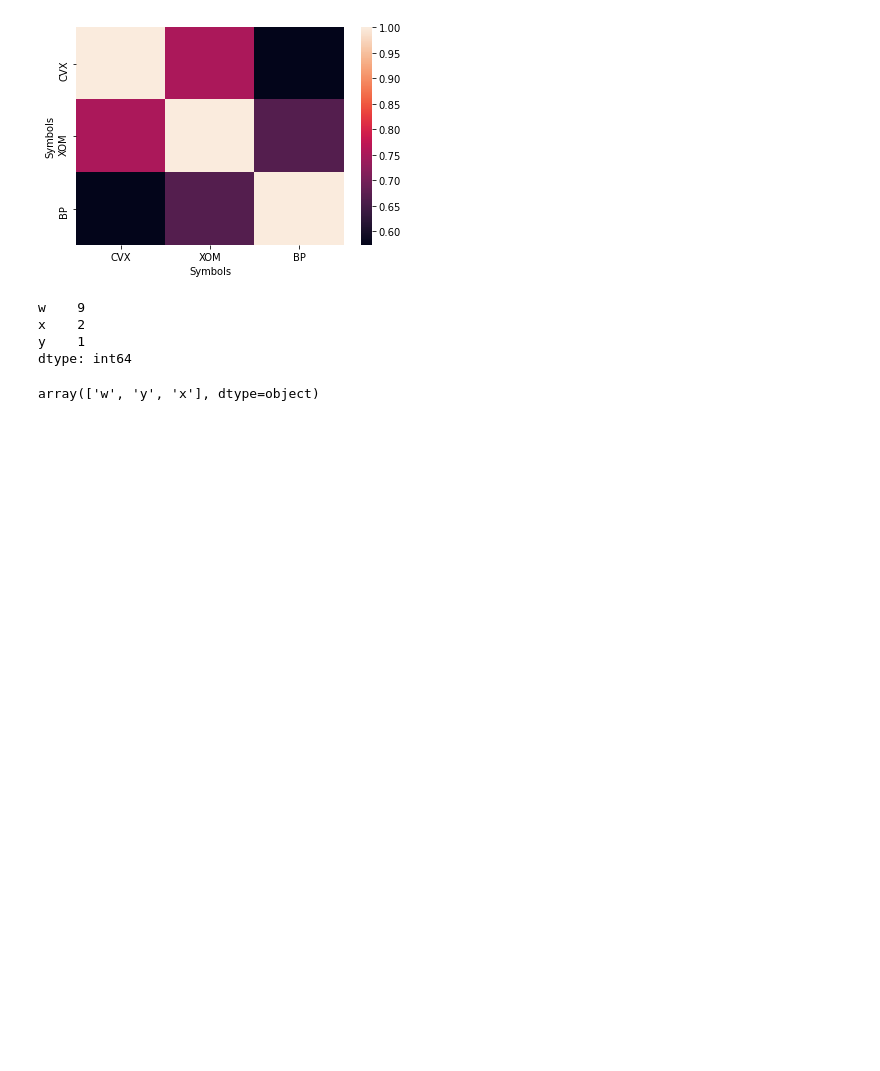
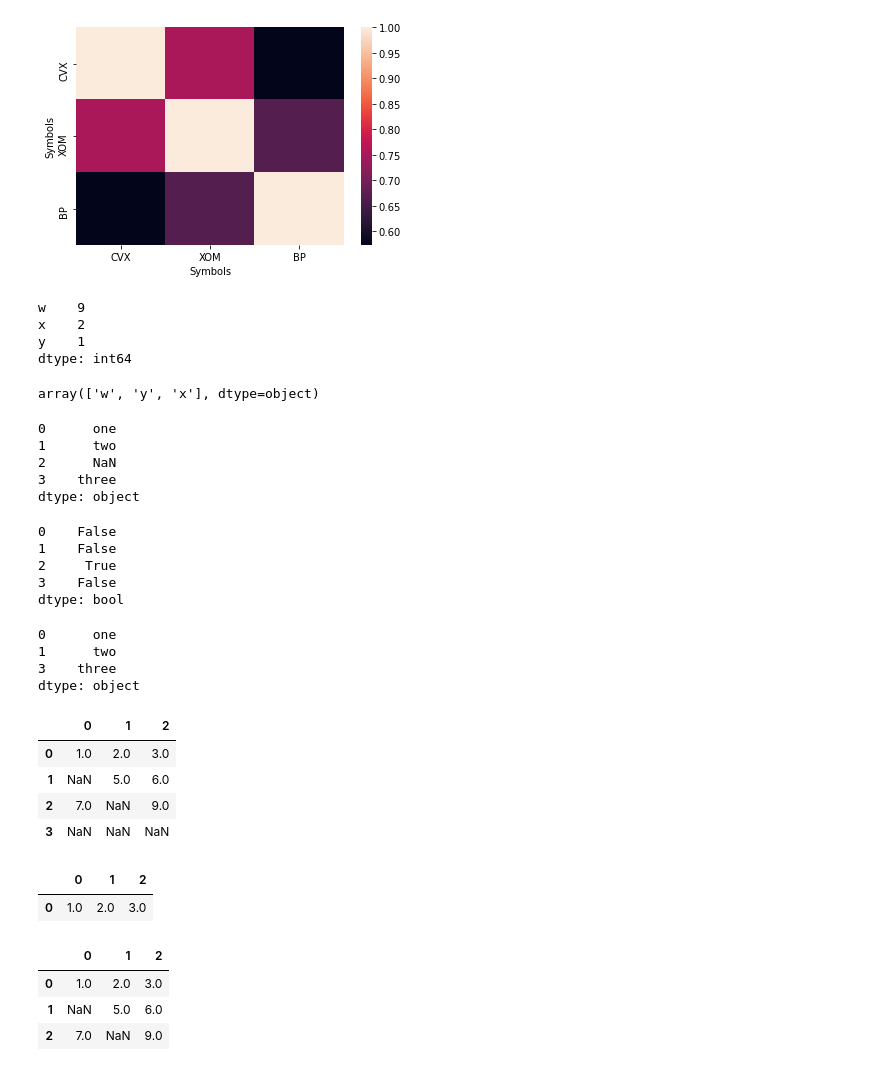
Before and after one commit to yamamotoshuhei888/learning_DataScience, a Jupyter notebook: Learning_DataScince_onUdemy_ShingoTsuji.ipynb, the cells around one changed output. Drawn from its saved outputs; the diff is of its cells as text; code cells hidden in the pictures; blank space fills up the shorter version.

```diff
--- a/Learning_DataScince_onUdemy_ShingoTsuji.ipynb
+++ b/Learning_DataScince_onUdemy_ShingoTsuji.ipynb
@@ -281,0 +286,47 @@ array(['w', 'y', 'x'], dtype=object)
+# %%
+data = Series(['one','two',nan, 'three'])
+data
+# %% [output]
+0      one
+1      two
+2      NaN
+3    three
+dtype: object
+# %%
+data.isnull()
+# %% [output]
+0    False
+1    False
+2     True
+3    False
+dtype: bool
+# %%
+# 欠損地を取り除く：Series
+data.dropna()
+# %% [output]
+0      one
+1      two
+3    three
+dtype: object
+# %%
+df = DataFrame([[1,2,3],[nan,5,6,],[7,nan,9],[nan,nan,nan]])
+df
+# %% [output]
+|  | 0 | 1 | 2 |
+| 0 | 1.0 | 2.0 | 3.0 |
+| 1 | NaN | 5.0 | 6.0 |
+| 2 | 7.0 | NaN | 9.0 |
+| 3 | NaN | NaN | NaN |
+# %%
+df.dropna()
+# %% [output]
+|  | 0 | 1 | 2 |
+| 0 | 1.0 | 2.0 | 3.0 |
+# %%
+# 全て欠損値の行だけ消す
+df.dropna(how='all')
+# %% [output]
+|  | 0 | 1 | 2 |
+| 0 | 1.0 | 2.0 | 3.0 |
+| 1 | NaN | 5.0 | 6.0 |
+| 2 | 7.0 | NaN | 9.0 |
```
Also changed, not shown: parts of 13 cells of this notebook.
